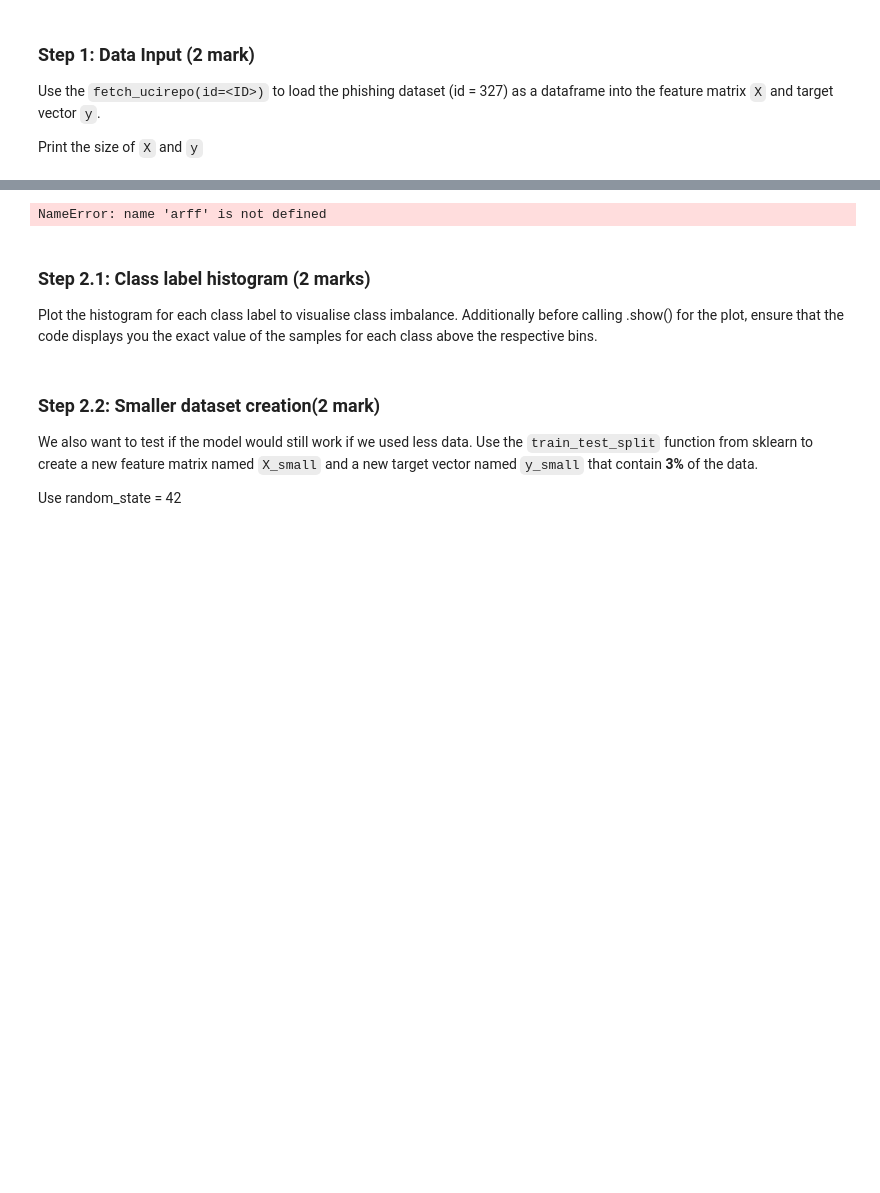
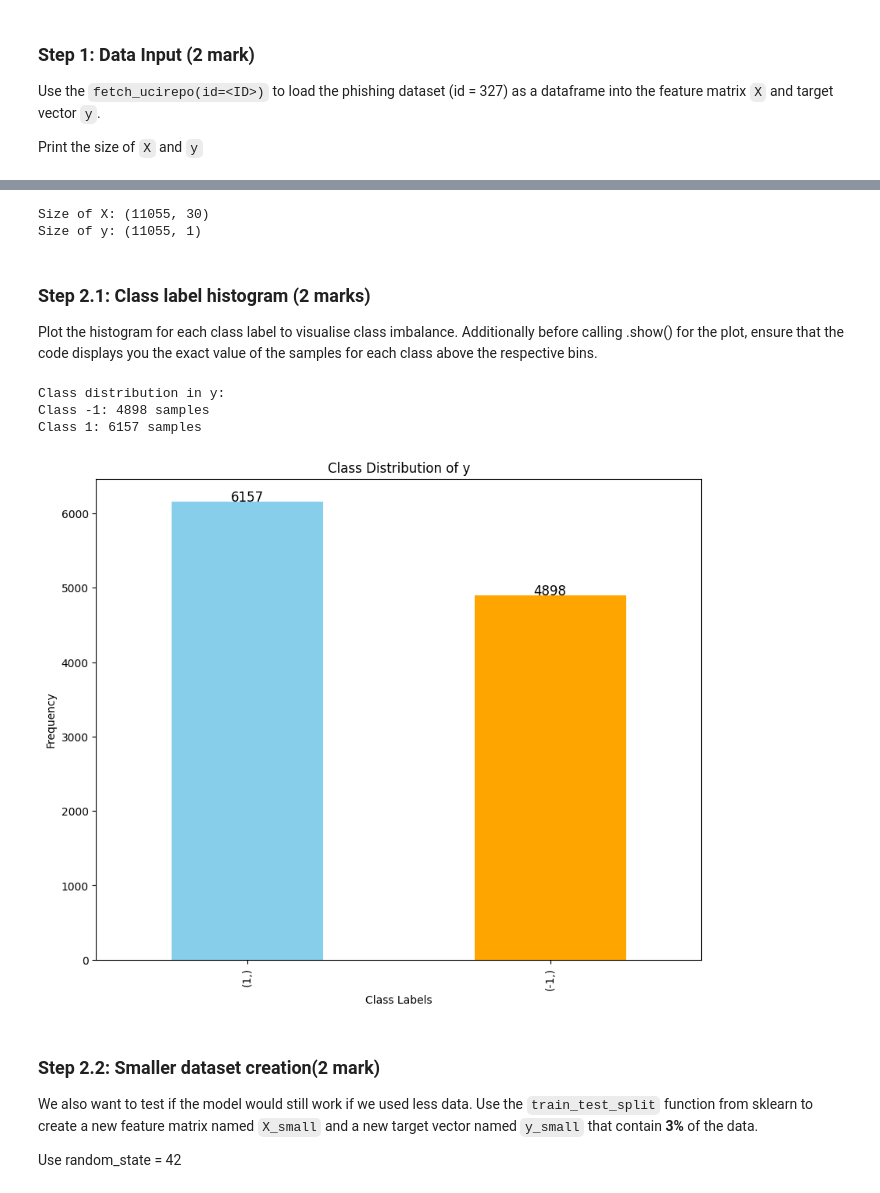
Before and after one commit to SIBTAINWASEEM/engg680_2024_fall, a Jupyter notebook: Lab_Assignment3/Assignment3.ipynb, the cells around one changed output, grey strips where cells are left out. Saved outputs shown, nothing was run; the diff lists cells and outputs as text; code cells hidden in the pictures; blank space fills up the shorter version.

```diff
--- a/Lab_Assignment3/Assignment3.ipynb
+++ b/Lab_Assignment3/Assignment3.ipynb
@@ -452,34 +444,47 @@ Successfully installed ucimlrepo-0.0.7
 # %%
 from ucimlrepo import fetch_ucirepo
-# Load the ARFF file
-data, meta = arff.loadarff('Training Dataset.arff')
-df = pd.DataFrame(data)
+
 # Below code fetches dataset
 phishing_websites = fetch_ucirepo(id=327)
 
 # TO DO: data (as pandas dataframes) (1 mark)
-df = pd.DataFrame(data)
+X = phishing_websites.data.features
+y = phishing_websites.data.targets
 # TO DO: display sizes of X and y (1 mark)
 print("Size of X:", X.shape)
 print("Size of y:", y.shape)
 # %% [output]
-NameError: name 'arff' is not defined
+Size of X: (11055, 30)
+Size of y: (11055, 1)
 # %% [markdown]
 ### Step 2.1: Class label histogram (2 marks)
 
 Plot the histogram for each class label to visualise class imbalance. Additionally before calling .show() for the plot, ensure that the code displays you the exact value of the samples for each class above the respective bins.
 # %%
 # TO DO: Check the class distribution of y (2 mark)
+
+#To check class distribution
+unique_classes, counts = np.unique(y, return_counts=True)
+print("Class distribution in y:")
+for label, count in zip(unique_classes, counts):
+    print(f"Class {label}: {count} samples")
+
 import matplotlib.pyplot as plt
-plt.figure(figsize=(6, 4))
-y.value_counts().plot(kind='bar')
+plt.figure(figsize=(10, 8))
+y.value_counts().plot(kind='bar', color=['skyblue', 'orange'])
 plt.title('Class Distribution of y')
 plt.xlabel('Class Labels')
 plt.ylabel('Frequency')
 # Display exact values for each bin in the histogram
 for index, value in enumerate(y.value_counts()):
-    plt.text(index, value + 5, str(value), ha='center')
+    plt.text(index, value + 5, str(value), ha='center', fontsize=12)
+
 plt.show()
+# %% [output]
+Class distribution in y:
+Class -1: 4898 samples
+Class 1: 6157 samples
+[figure, added]
 # %% [markdown]
 ### Step 2.2: Smaller dataset creation(2 mark)
 
```
Also changed, not shown: parts of 20 cells of this notebook.
